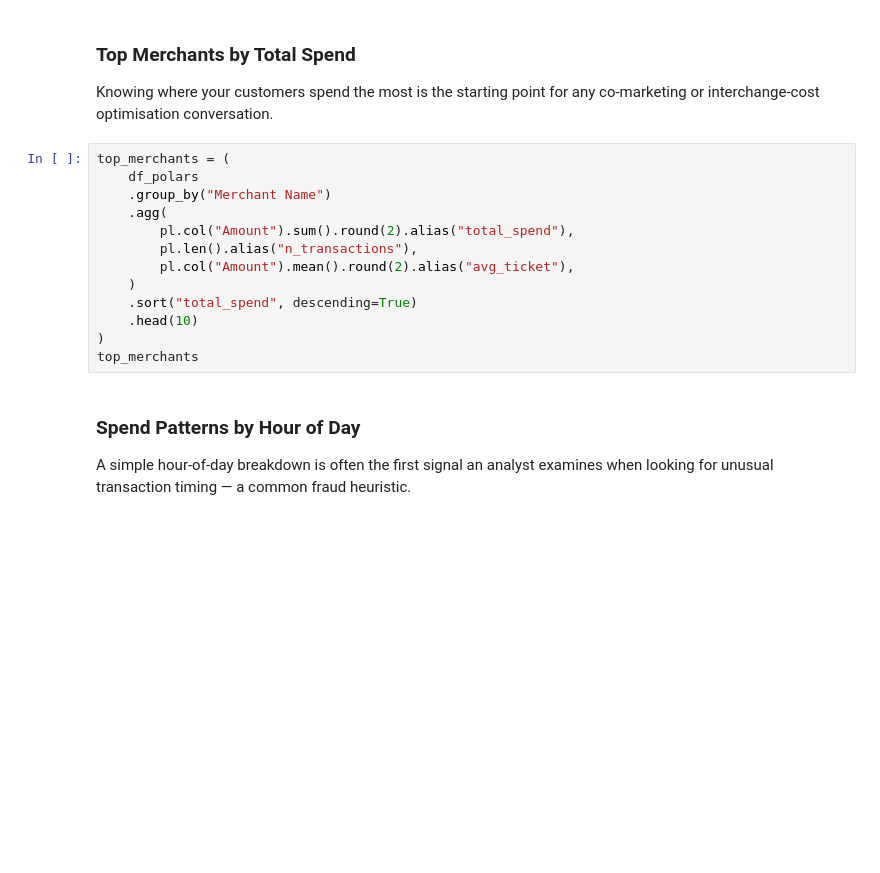
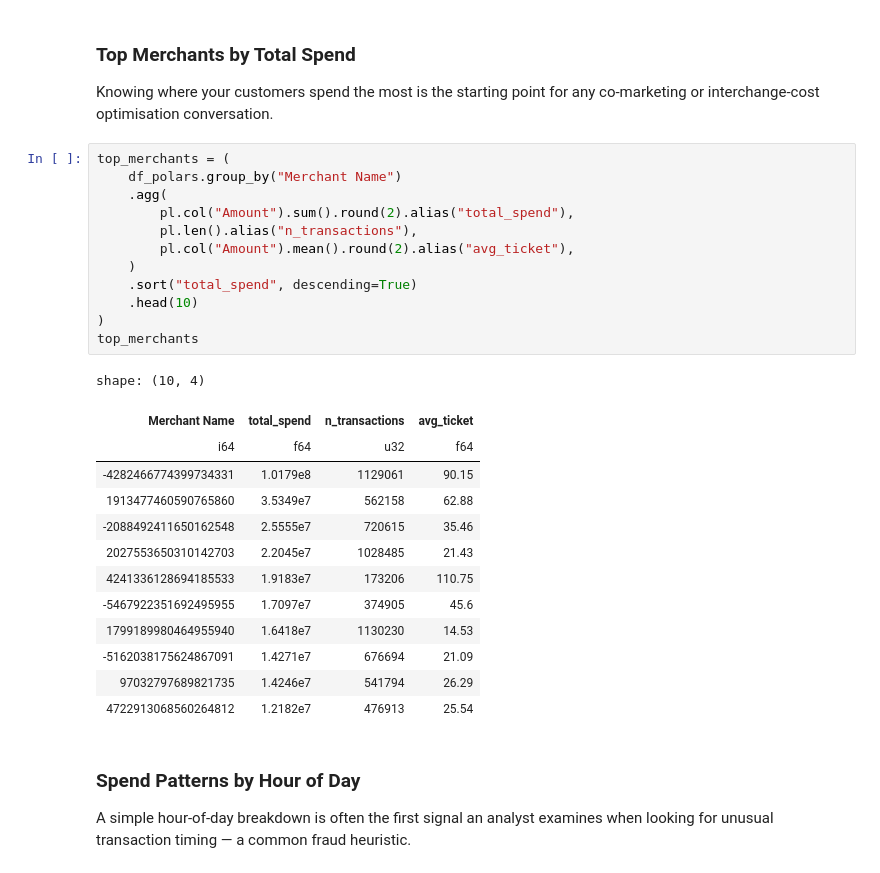
Before and after one commit to bdi593/textbook, a Jupyter notebook: content/credit-card-transactions/analyze-credit-card-transactions-with-polars.ipynb, the cells around one changed output. Drawn from its saved outputs; the diff is of its cells as text; blank space fills up the shorter version.

```diff
--- a/content/credit-card-transactions/analyze-credit-card-transactions-with-polars.ipynb
+++ b/content/credit-card-transactions/analyze-credit-card-transactions-with-polars.ipynb
@@ -412,17 +412,30 @@ Knowing where your customers spend the most is the starting point for any
 co-marketing or interchange-cost optimisation conversation.
 # %%
 top_merchants = (
-    df_polars
-    .group_by("Merchant Name")
+    df_polars.group_by("Merchant Name")
     .agg(
         pl.col("Amount").sum().round(2).alias("total_spend"),
         pl.len().alias("n_transactions"),
         pl.col("Amount").mean().round(2).alias("avg_ticket"),
     )
     .sort("total_spend", descending=True)
     .head(10)
 )
 top_merchants
+# %% [output]
+shape: (10, 4)
+| Merchant Name | total_spend | n_transactions | avg_ticket |
+| i64 | f64 | u32 | f64 |
+| -4282466774399734331 | 1.0179e8 | 1129061 | 90.15 |
+| 1913477460590765860 | 3.5349e7 | 562158 | 62.88 |
+| -2088492411650162548 | 2.5555e7 | 720615 | 35.46 |
+| 2027553650310142703 | 2.2045e7 | 1028485 | 21.43 |
+| 4241336128694185533 | 1.9183e7 | 173206 | 110.75 |
+| -5467922351692495955 | 1.7097e7 | 374905 | 45.6 |
+| 1799189980464955940 | 1.6418e7 | 1130230 | 14.53 |
+| -5162038175624867091 | 1.4271e7 | 676694 | 21.09 |
+| 97032797689821735 | 1.4246e7 | 541794 | 26.29 |
+| 4722913068560264812 | 1.2182e7 | 476913 | 25.54 |
 # %% [markdown]
 ### Spend Patterns by Hour of Day
 
```
Also changed, not shown: parts of 7 cells of this notebook, 17 other files.
